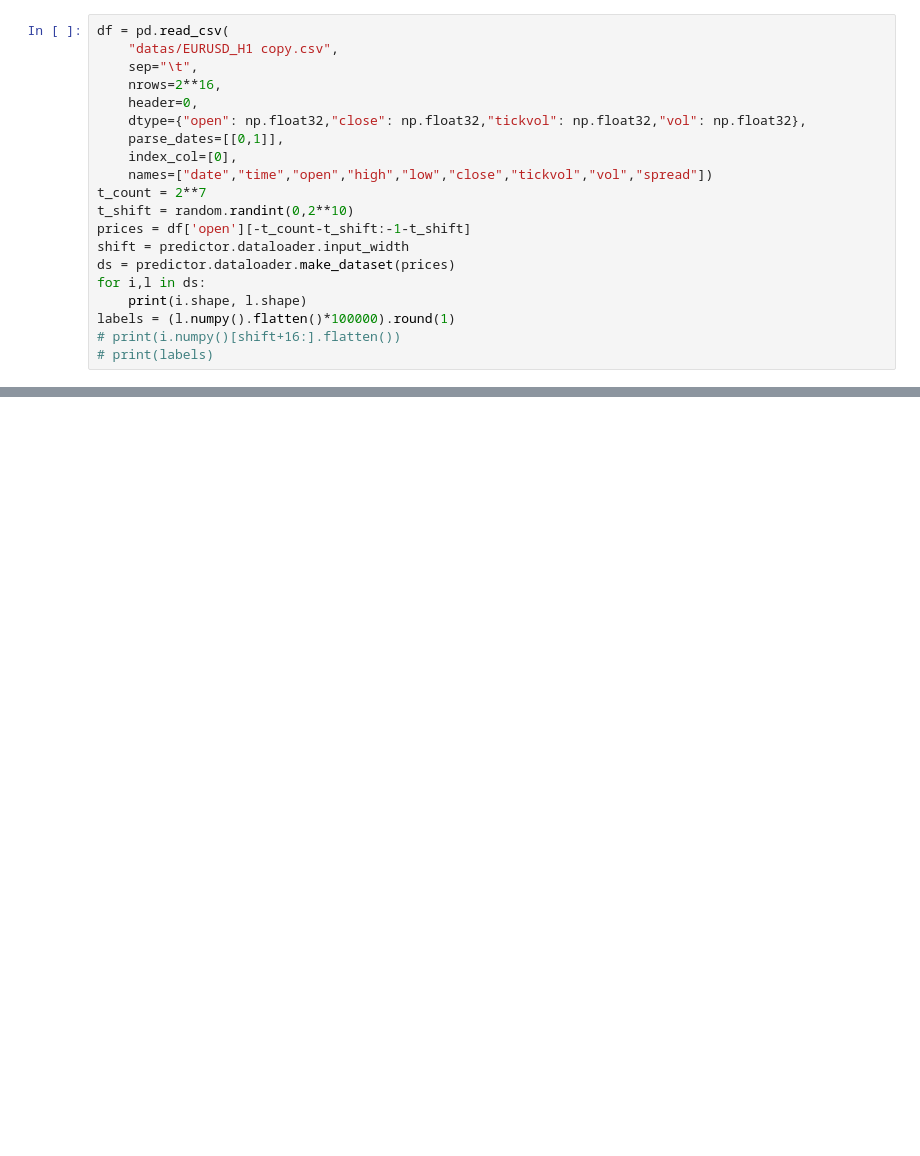
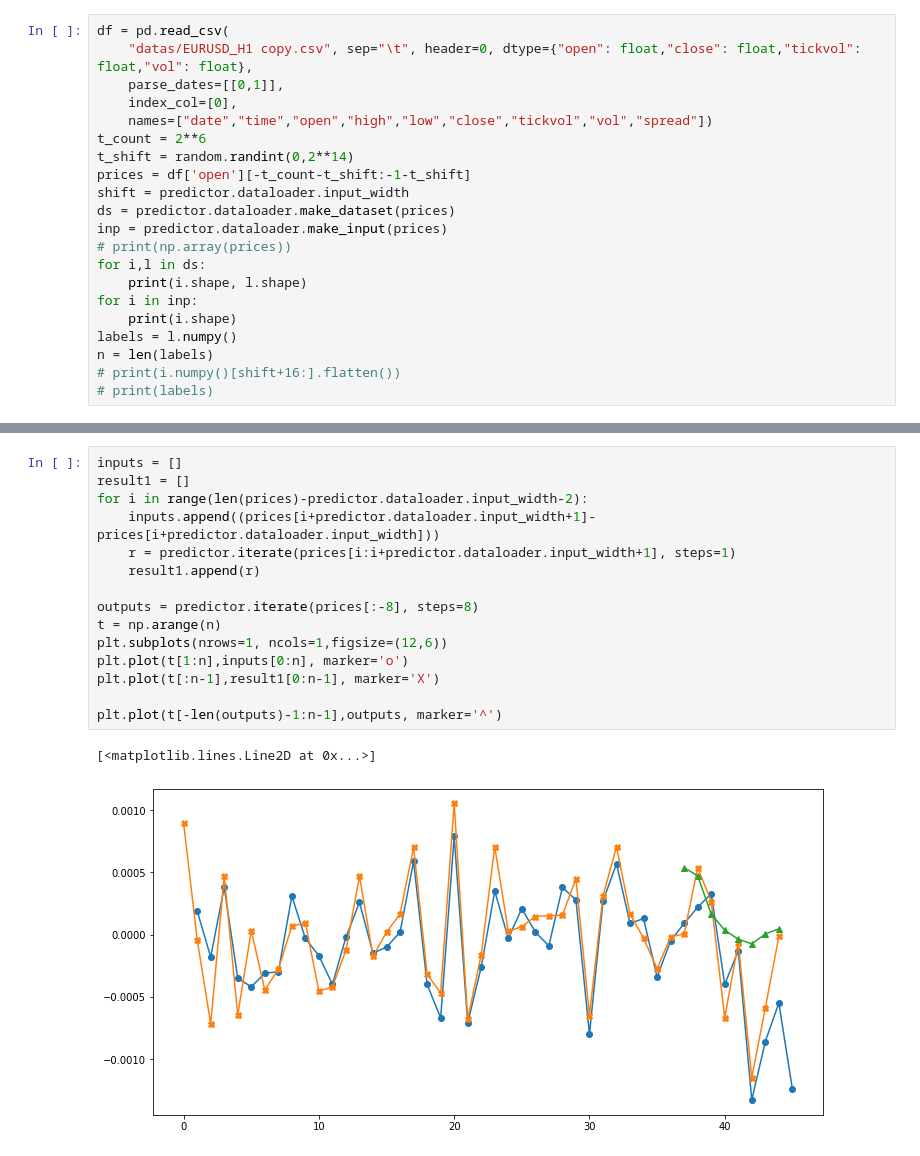
Before and after one commit to gurgutan/predictor, a Jupyter notebook: test3.ipynb, the cells around one changed output, grey strips where cells are left out. Drawn from its saved outputs; the diff is of its cells as text; blank space fills up the shorter version.

```diff
--- a/test3.ipynb
+++ b/test3.ipynb
@@ -17,21 +35,22 @@ predictor = Predictor(datafile="datas/EURUSD_H1 copy.csv",model=model,input_widt
 # %%
 df = pd.read_csv(
-    "datas/EURUSD_H1 copy.csv",
-    sep="\t",
-    nrows=2**16,
-    header=0,
-    dtype={"open": np.float32,"close": np.float32,"tickvol": np.float32,"vol": np.float32},
+    "datas/EURUSD_H1 copy.csv", sep="\t", header=0, dtype={"open": float,"close": float,"tickvol": float,"vol": float},
     parse_dates=[[0,1]],
     index_col=[0],
     names=["date","time","open","high","low","close","tickvol","vol","spread"])
-t_count = 2**7
-t_shift = random.randint(0,2**10)
+t_count = 2**6
+t_shift = random.randint(0,2**14)
 prices = df['open'][-t_count-t_shift:-1-t_shift]
 shift = predictor.dataloader.input_width
 ds = predictor.dataloader.make_dataset(prices)
+inp = predictor.dataloader.make_input(prices)
+# print(np.array(prices))
 for i,l in ds:
     print(i.shape, l.shape)
-labels = (l.numpy().flatten()*100000).round(1)
+for i in inp:
+    print(i.shape)
+labels = l.numpy()
+n = len(labels)
 # print(i.numpy()[shift+16:].flatten())
 # print(labels)
 # %% [output]
@@ -49,0 +59,18 @@ plt.plot(t,labels, marker='o')
+# %%
+inputs = []
+result1 = []
+for i in range(len(prices)-predictor.dataloader.input_width-2):
+    inputs.append((prices[i+predictor.dataloader.input_width+1]-prices[i+predictor.dataloader.input_width]))
+    r = predictor.iterate(prices[i:i+predictor.dataloader.input_width+1], steps=1)
+    result1.append(r)
+
+outputs = predictor.iterate(prices[:-8], steps=8)
+t = np.arange(n)
+plt.subplots(nrows=1, ncols=1,figsize=(12,6))
+plt.plot(t[1:n],inputs[0:n], marker='o')
+plt.plot(t[:n-1],result1[0:n-1], marker='X')
+
+plt.plot(t[-len(outputs)-1:n-1],outputs, marker='^')
+# %% [output]
+[<matplotlib.lines.Line2D at 0x...>]
+[figure, added]
```
Also changed, not shown: parts of 4 cells of this notebook, 9 other files.
